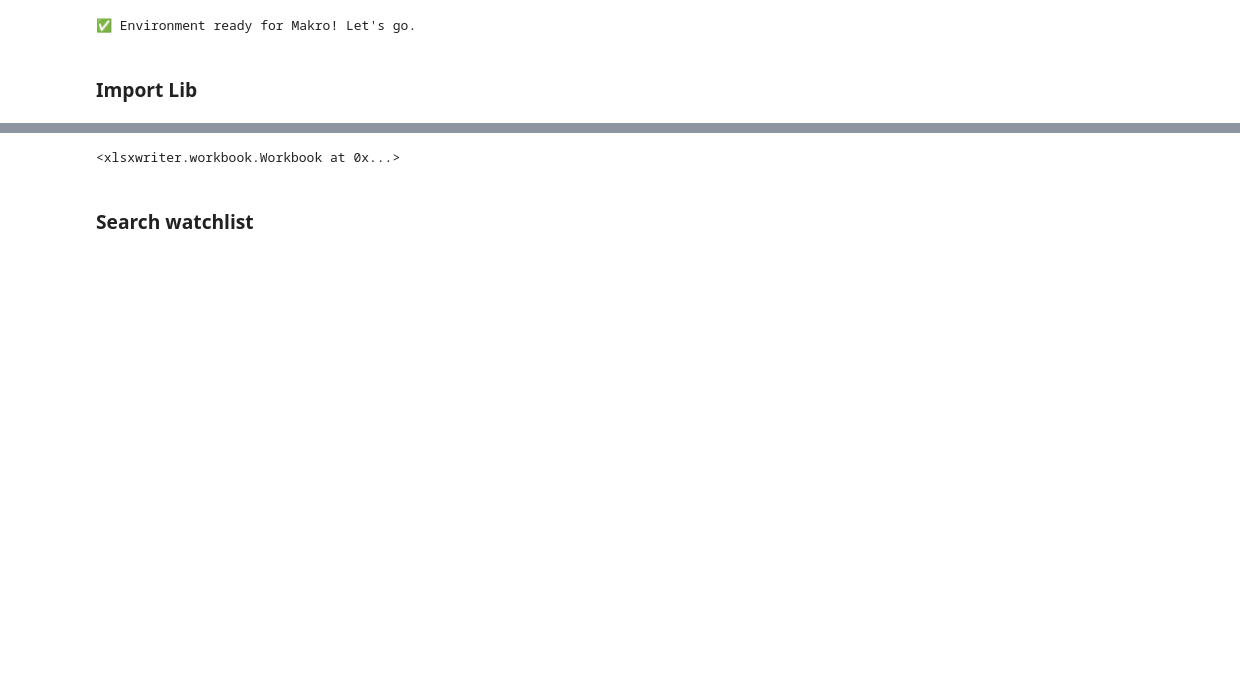
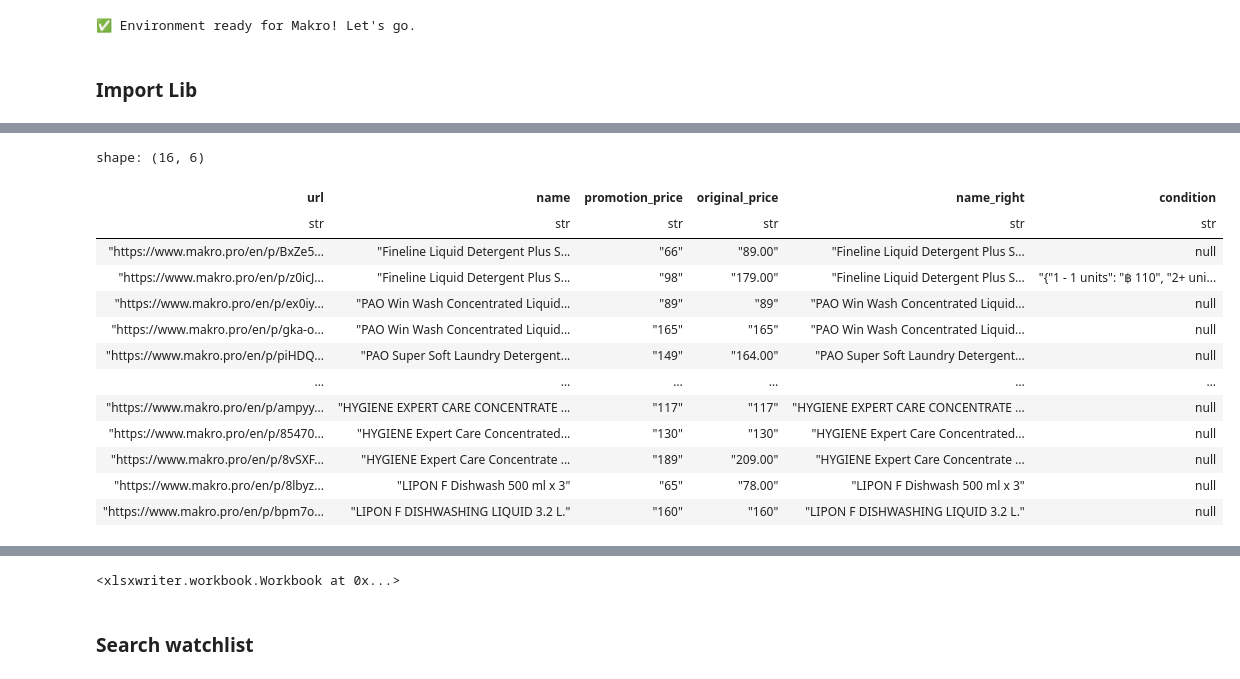
Before and after one commit to chaunijs/onlineshoppingprice, a Jupyter notebook: Makro_scraping.ipynb, the cells around one changed output, grey strips where cells are left out. Cells and saved outputs as stored; diff of their text form; code cells hidden in the pictures; blank space fills up the shorter version.

```diff
--- a/Makro_scraping.ipynb
+++ b/Makro_scraping.ipynb
@@ -615,3 +641,21 @@ shape: (7, 6)
+# %%
+df_merge_watchlist = df_watchlist_price.join(df_watchlist_cond, on="url", how="left")
+df_merge_watchlist
+# %% [output]
+shape: (16, 6)
+| url | name | promotion_price | original_price | name_right | condition |
+| str | str | str | str | str | str |
+| "https://www.makro.pro/en/p/BxZe5... | "Fineline Liquid Detergent Plus S... | "66" | "89.00" | "Fineline Liquid Detergent Plus S... | null |
+| "https://www.makro.pro/en/p/z0icJ... | "Fineline Liquid Detergent Plus S... | "98" | "179.00" | "Fineline Liquid Detergent Plus S... | "{"1 - 1 units": "฿ 110", "2+ uni... |
+| "https://www.makro.pro/en/p/ex0iy... | "PAO Win Wash Concentrated Liquid... | "89" | "89" | "PAO Win Wash Concentrated Liquid... | null |
+| "https://www.makro.pro/en/p/gka-o... | "PAO Win Wash Concentrated Liquid... | "165" | "165" | "PAO Win Wash Concentrated Liquid... | null |
+| "https://www.makro.pro/en/p/piHDQ... | "PAO Super Soft Laundry Detergent... | "149" | "164.00" | "PAO Super Soft Laundry Detergent... | null |
+| … | … | … | … | … | … |
+| "https://www.makro.pro/en/p/ampyy... | "HYGIENE EXPERT CARE CONCENTRATE ... | "117" | "117" | "HYGIENE EXPERT CARE CONCENTRATE ... | null |
+| "https://www.makro.pro/en/p/85470... | "HYGIENE Expert Care Concentrated... | "130" | "130" | "HYGIENE Expert Care Concentrated... | null |
+| "https://www.makro.pro/en/p/8vSXF... | "HYGIENE Expert Care Concentrate ... | "189" | "209.00" | "HYGIENE Expert Care Concentrate ... | null |
+| "https://www.makro.pro/en/p/8lbyz... | "LIPON F Dishwash 500 ml x 3" | "65" | "78.00" | "LIPON F Dishwash 500 ml x 3" | null |
+| "https://www.makro.pro/en/p/bpm7o... | "LIPON F DISHWASHING LIQUID 3.2 L." | "160" | "160" | "LIPON F DISHWASHING LIQUID 3.2 L." | null |
 # %%
 # Function to ensure consistent schema for relevant columns
 def ensure_consistent_schema(df: pl.DataFrame) -> pl.DataFrame:
```
Also changed, not shown: parts of 20 cells of this notebook.
